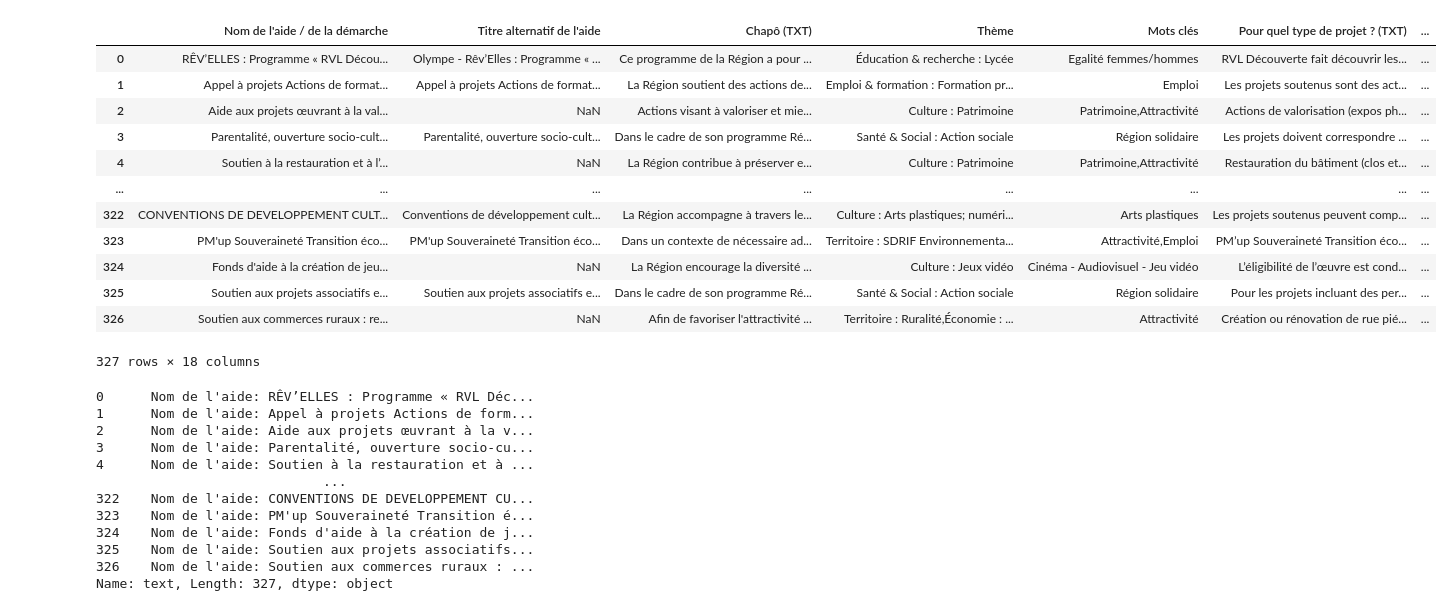
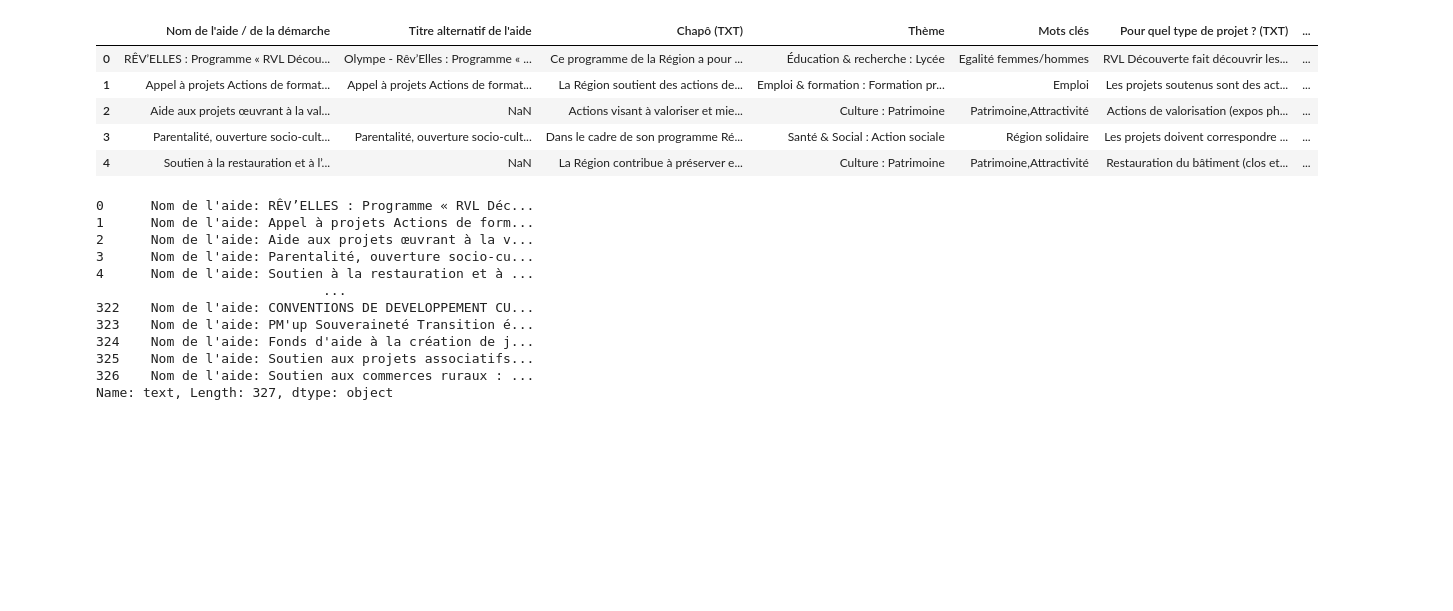
Before and after one commit to QuentinFISCH/aleia-tp-nlp, a Jupyter notebook: analyse.ipynb, the cells around one changed output. Drawn from its saved outputs; the diff is of its cells as text; code cells hidden in the pictures; blank space fills up the shorter version.

```diff
--- a/analyse.ipynb
+++ b/analyse.ipynb
@@ -57,19 +53,12 @@ Index(['ID_AIDE', 'Collectivité', 'Code SIREN de la collectivité',
 # %%
 columns_to_drop = ["ID_AIDE", "Collectivité", "Code SIREN de la collectivité", "Référence administrative", "Chapô (HTML)", "Pour quel type de projet ?", "Précisions sur le public bénéficiaire (HTML)", "Quelle est la nature de l'aide ?", "Quelles démarches ?", "À noter", "Documents informatifs", "Documents nécessaires", "Infos pratiques - Contact (HTML)", "Date", "Délibération cadre", "DATEDEBUTFUTURCAMPAGNE"]
 df = df.drop(columns=columns_to_drop)
-df
+df.head()
 # %% [output]
 |  | Nom de l'aide / de la démarche | Titre alternatif de l'aide | Chapô (TXT) | Thème | Mots clés | Pour quel type de projet ? (TXT) | ... |
 | 0 | RÊV’ELLES : Programme « RVL Décou... | Olympe - Rêv’Elles : Programme « ... | Ce programme de la Région a pour ... | Éducation & recherche : Lycée | Egalité femmes/hommes | RVL Découverte fait découvrir les... | ... |
 | 1 | Appel à projets Actions de format... | Appel à projets Actions de format... | La Région soutient des actions de... | Emploi & formation : Formation pr... | Emploi | Les projets soutenus sont des act... | ... |
 | 2 | Aide aux projets œuvrant à la val... | NaN | Actions visant à valoriser et mie... | Culture : Patrimoine | Patrimoine,Attractivité | Actions de valorisation (expos ph... | ... |
 | 3 | Parentalité, ouverture socio-cult... | Parentalité, ouverture socio-cult... | Dans le cadre de son programme Ré... | Santé & Social : Action sociale | Région solidaire | Les projets doivent correspondre ... | ... |
 | 4 | Soutien à la restauration et à l’... | NaN | La Région contribue à préserver e... | Culture : Patrimoine | Patrimoine,Attractivité | Restauration du bâtiment (clos et... | ... |
-| ... | ... | ... | ... | ... | ... | ... | ... |
-| 322 | CONVENTIONS DE DEVELOPPEMENT CULT... | Conventions de développement cult... | La Région accompagne à travers le... | Culture : Arts plastiques; numéri... | Arts plastiques | Les projets soutenus peuvent comp... | ... |
-| 323 | PM'up Souveraineté Transition éco... | PM'up Souveraineté Transition éco... | Dans un contexte de nécessaire ad... | Territoire : SDRIF Environnementa... | Attractivité,Emploi | PM’up Souveraineté Transition éco... | ... |
-| 324 | Fonds d'aide à la création de jeu... | NaN | La Région encourage la diversité ... | Culture : Jeux vidéo | Cinéma - Audiovisuel - Jeu vidéo | L’éligibilité de l’œuvre est cond... | ... |
-| 325 | Soutien aux projets associatifs e... | Soutien aux projets associatifs e... | Dans le cadre de son programme Ré... | Santé & Social : Action sociale | Région solidaire | Pour les projets incluant des per... | ... |
-| 326 | Soutien aux commerces ruraux : re... | NaN | Afin de favoriser l'attractivité ... | Territoire : Ruralité,Économie : ... | Attractivité | Création ou rénovation de rue pié... | ... |
-327 rows × 18 columns
 # %%
```
Also changed, not shown: parts of 18 cells of this notebook.
